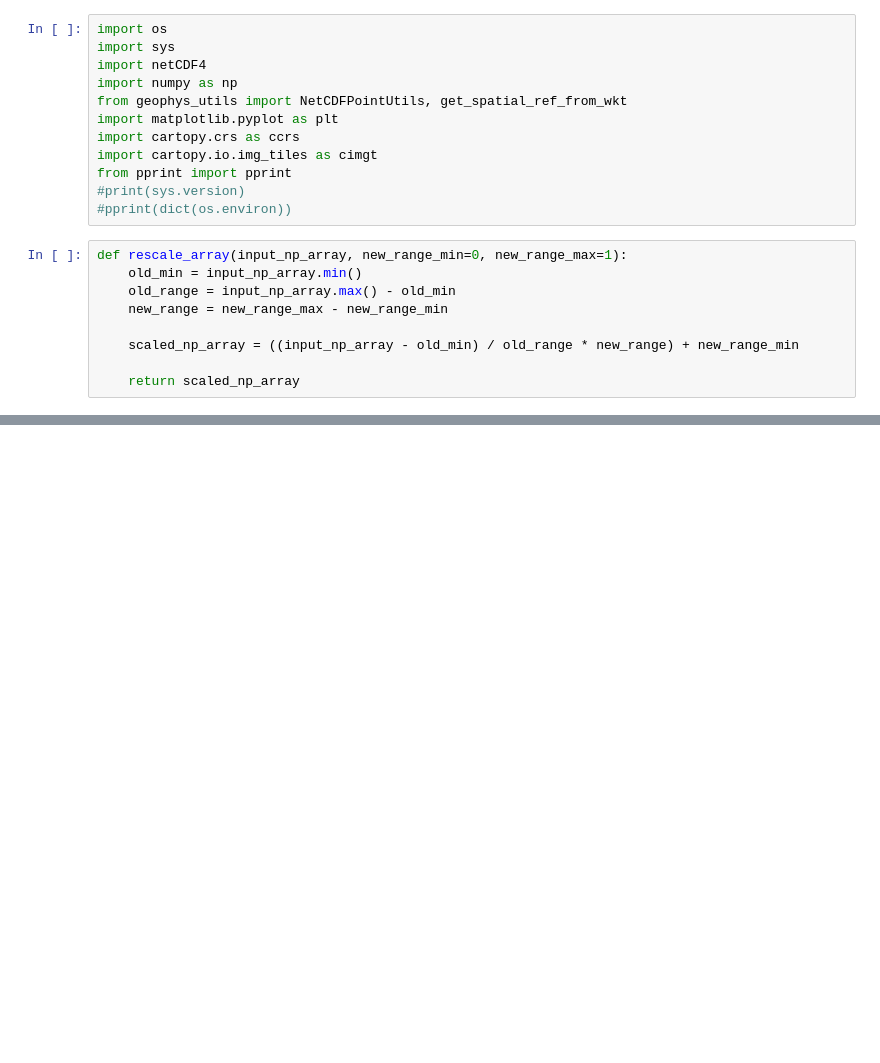
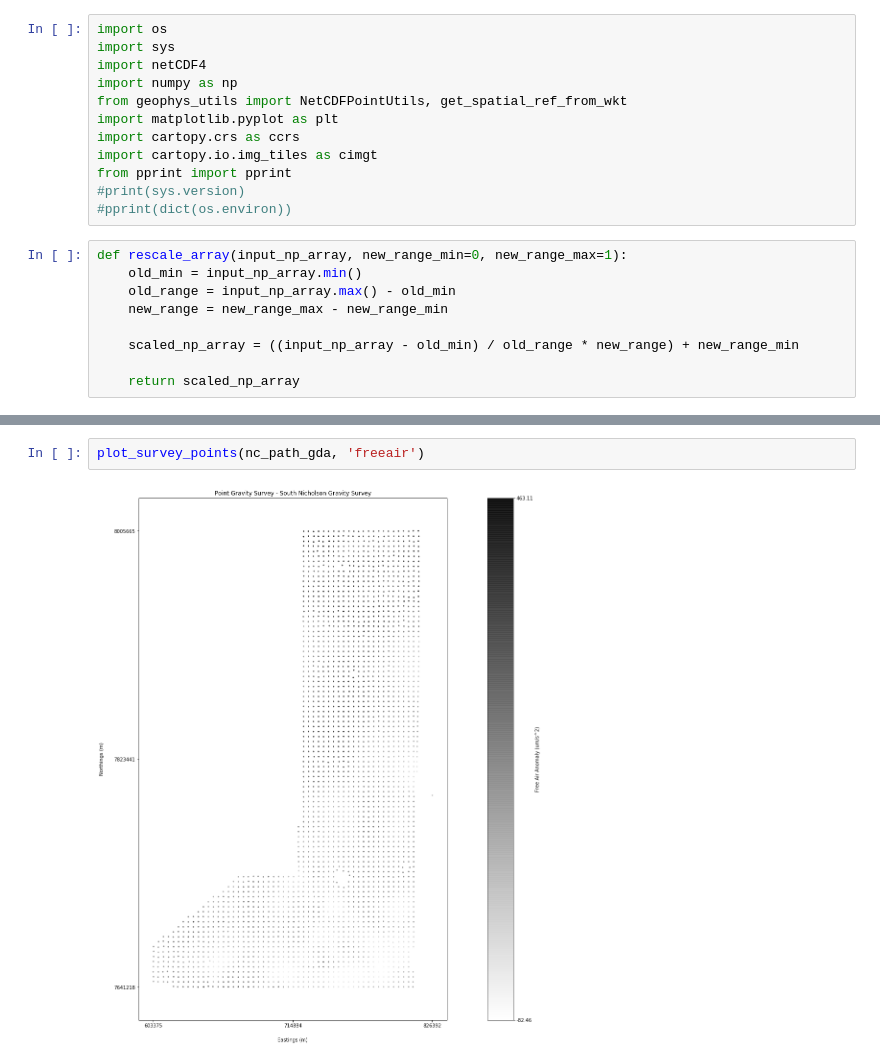
Before and after one commit to GeoscienceAustralia/geophys_utils, a Jupyter notebook: examples/new_9_gravity_point_dataset.ipynb, the cells around one changed output, grey strips where cells are left out. Drawn from its saved outputs; the diff is of its cells as text; blank space fills up the shorter version.

```diff
--- a/examples/new_9_gravity_point_dataset.ipynb
+++ b/examples/new_9_gravity_point_dataset.ipynb
@@ -95,0 +105,4 @@ plot_survey_points(nc_path, 'Freeair', 'gist_heat')
+# %%
+plot_survey_points(nc_path_gda, 'freeair')
+# %% [output]
+[figure, added]
```
Also changed, not shown: parts of 7 cells of this notebook, 7 other files.
